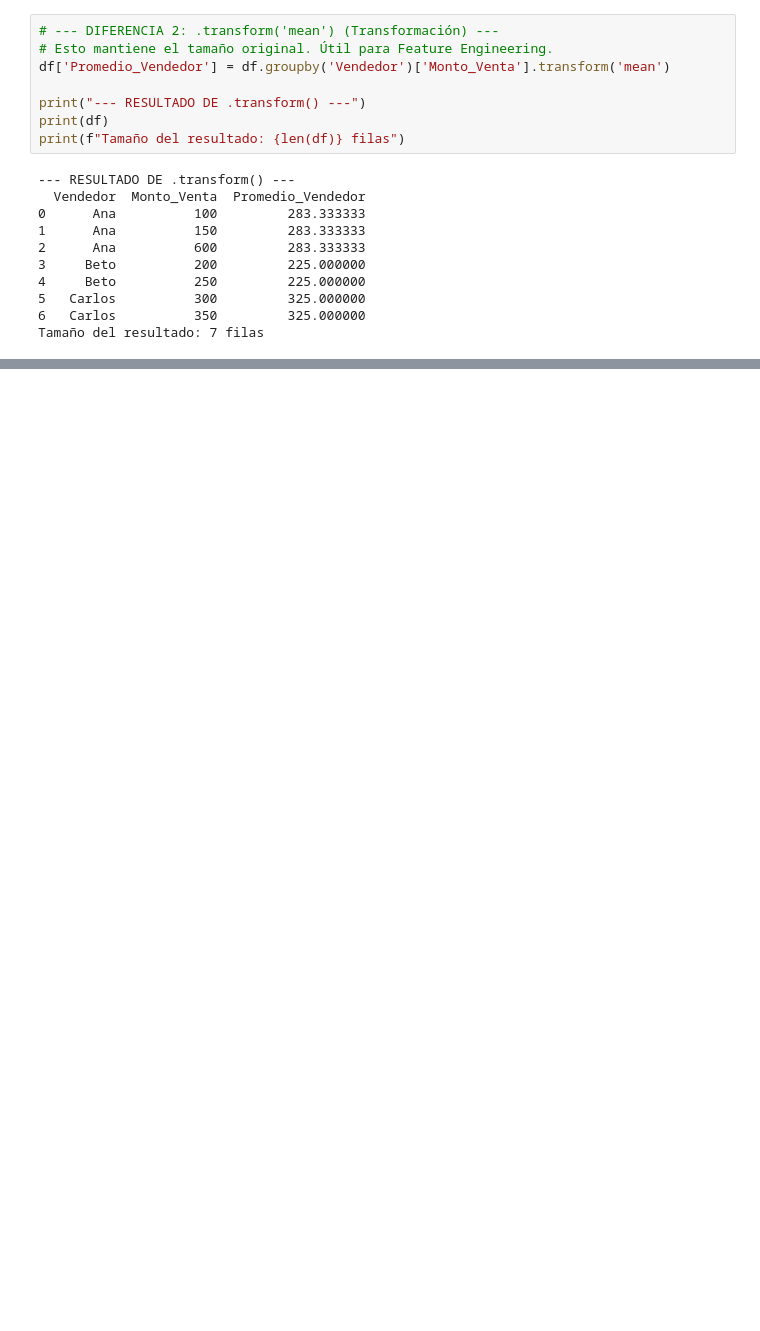
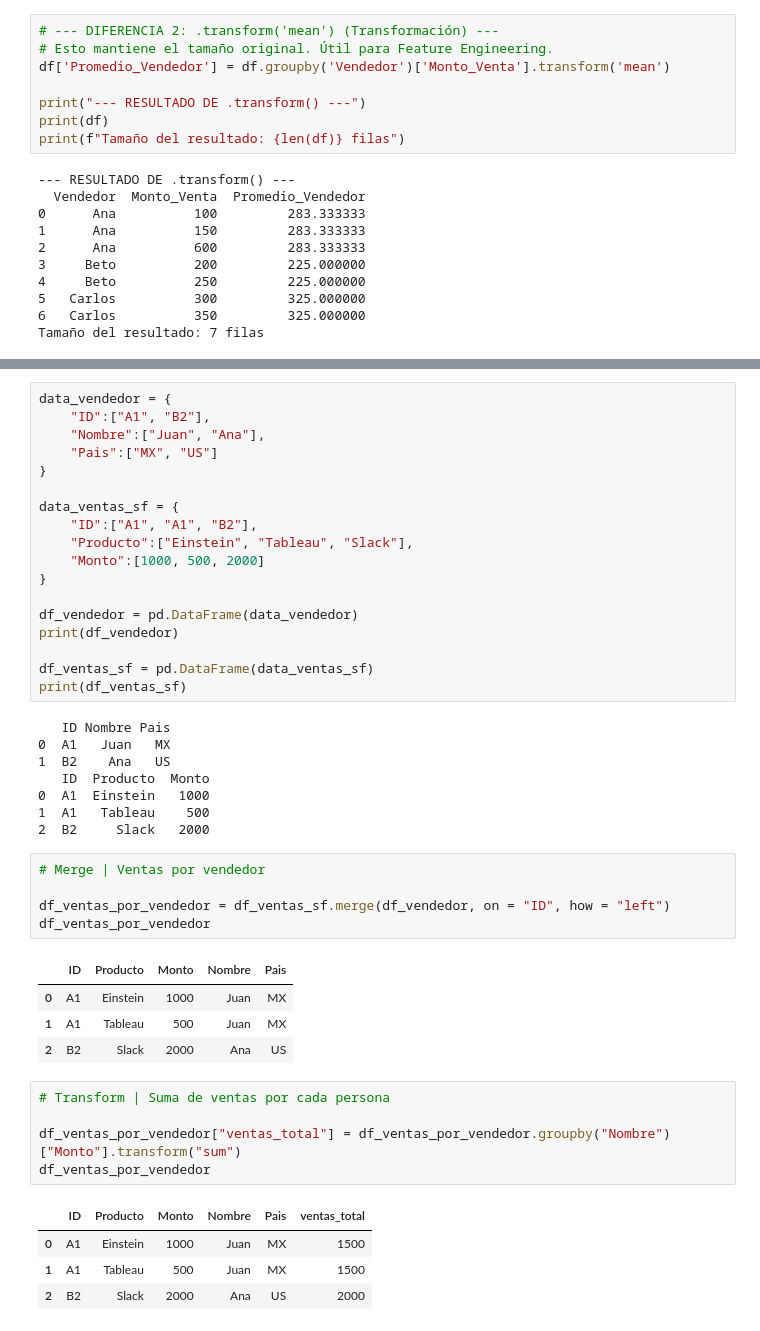
Before and after one commit to GustavoMontenegroVargas/fast-api, a Jupyter notebook: notebooks/test.ipynb, the cells around one changed output, grey strips where cells are left out. Cells and saved outputs as stored; diff of their text form; blank space fills up the shorter version.

```diff
--- a/notebooks/test.ipynb
+++ b/notebooks/test.ipynb
@@ -71,0 +214,46 @@ Tamaño del resultado: 7 filas
+# %%
+data_vendedor = {
+    "ID":["A1", "B2"],
+    "Nombre":["Juan", "Ana"],
+    "Pais":["MX", "US"]
+}
+
+data_ventas_sf = {
+    "ID":["A1", "A1", "B2"],
+    "Producto":["Einstein", "Tableau", "Slack"],
+    "Monto":[1000, 500, 2000]
+}
+
+df_vendedor = pd.DataFrame(data_vendedor)
+print(df_vendedor)
+
+df_ventas_sf = pd.DataFrame(data_ventas_sf)
+print(df_ventas_sf)
+# %% [output]
+   ID Nombre Pais
+0  A1   Juan   MX
+1  B2    Ana   US
+   ID  Producto  Monto
+0  A1  Einstein   1000
+1  A1   Tableau    500
+2  B2     Slack   2000
+# %%
+# Merge | Ventas por vendedor
+
+df_ventas_por_vendedor = df_ventas_sf.merge(df_vendedor, on = "ID", how = "left")
+df_ventas_por_vendedor
+# %% [output]
+|  | ID | Producto | Monto | Nombre | Pais |
+| 0 | A1 | Einstein | 1000 | Juan | MX |
+| 1 | A1 | Tableau | 500 | Juan | MX |
+| 2 | B2 | Slack | 2000 | Ana | US |
+# %%
+# Transform | Suma de ventas por cada persona
+
+df_ventas_por_vendedor["ventas_total"] = df_ventas_por_vendedor.groupby("Nombre")["Monto"].transform("sum")
+df_ventas_por_vendedor
+# %% [output]
+|  | ID | Producto | Monto | Nombre | Pais | ventas_total |
+| 0 | A1 | Einstein | 1000 | Juan | MX | 1500 |
+| 1 | A1 | Tableau | 500 | Juan | MX | 1500 |
+| 2 | B2 | Slack | 2000 | Ana | US | 2000 |
```
Also changed, not shown: parts of 28 cells of this notebook, 1 other file.
